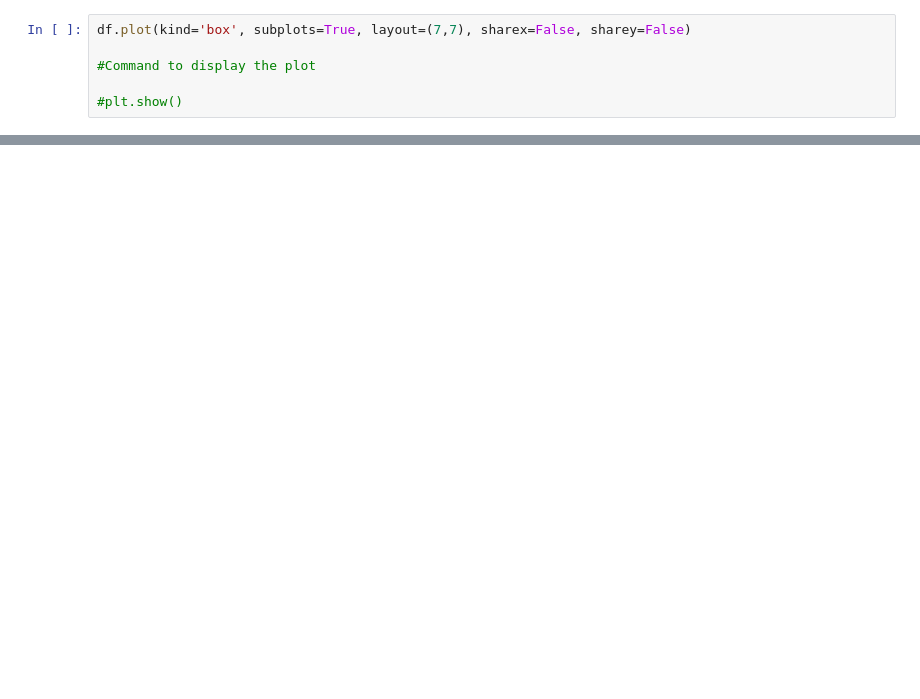
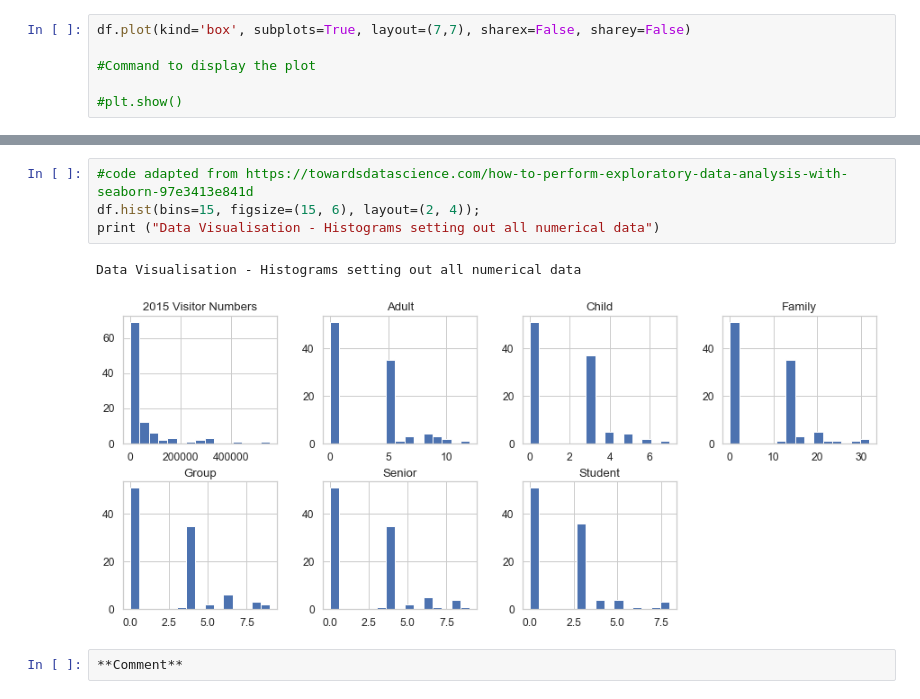
Before and after one commit to ClodaghMurphy/ProgDA_ProjectDec2019, a Jupyter notebook: ProgDA_ProjectDec2019.ipynb, the cells around one changed output, grey strips where cells are left out. Drawn from its saved outputs; the diff is of its cells as text; blank space fills up the shorter version.

```diff
--- a/ProgDA_ProjectDec2019.ipynb
+++ b/ProgDA_ProjectDec2019.ipynb
@@ -576,3 +571,12 @@ sns.jointplot(x="Region", y="2015 Visitor Numbers", data=df);
+# %%
+#code adapted from https://towardsdatascience.com/how-to-perform-exploratory-data-analysis-with-seaborn-97e3413e841d
+df.hist(bins=15, figsize=(15, 6), layout=(2, 4));
+print ("Data Visualisation - Histograms setting out all numerical data")
+# %% [output]
+Data Visualisation - Histograms setting out all numerical data
+[figure, added]
+# %%
+**Comment**
 # %% [markdown]
 **Summary of Section 2**
 
```
Also changed, not shown: parts of 23 cells of this notebook, 1 other file.
